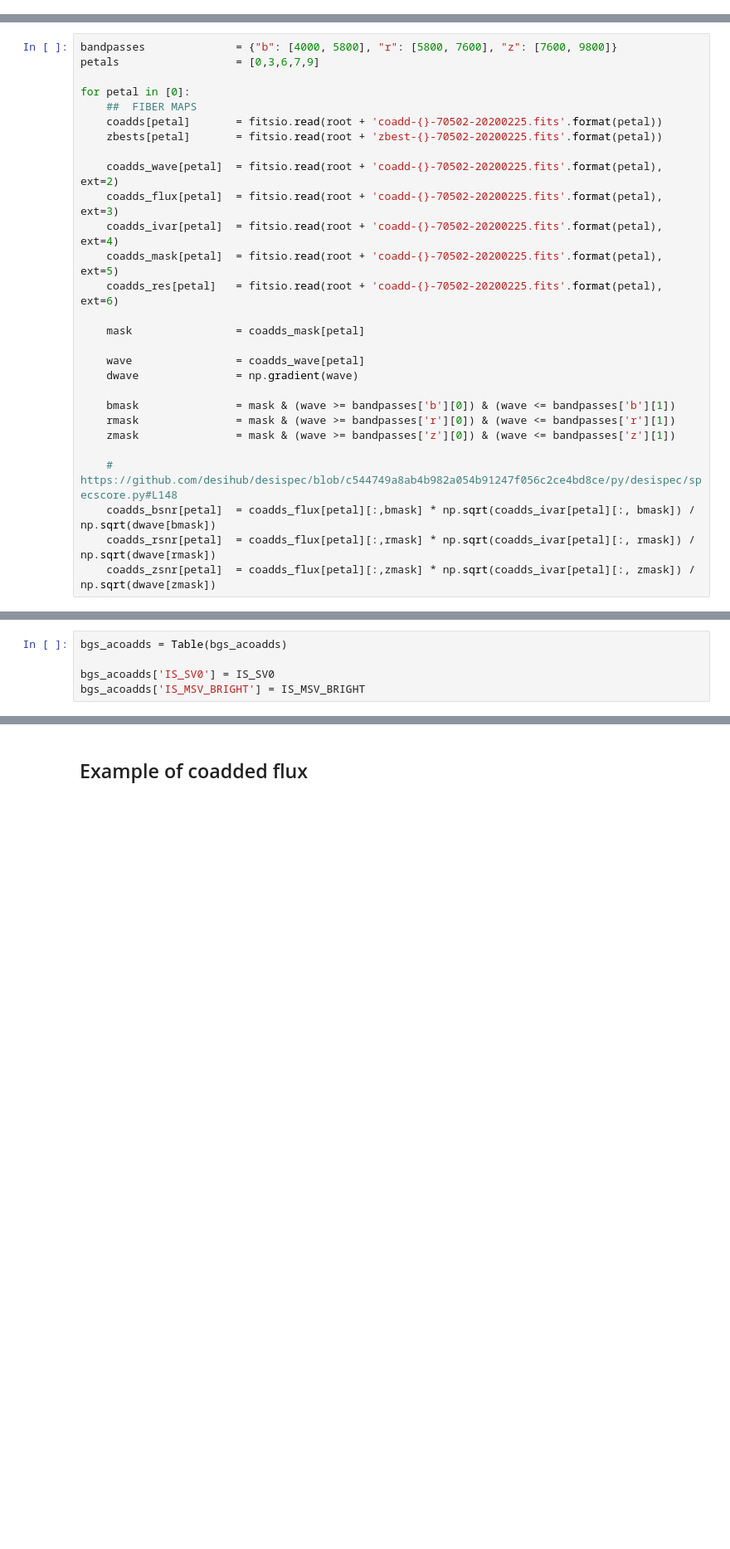
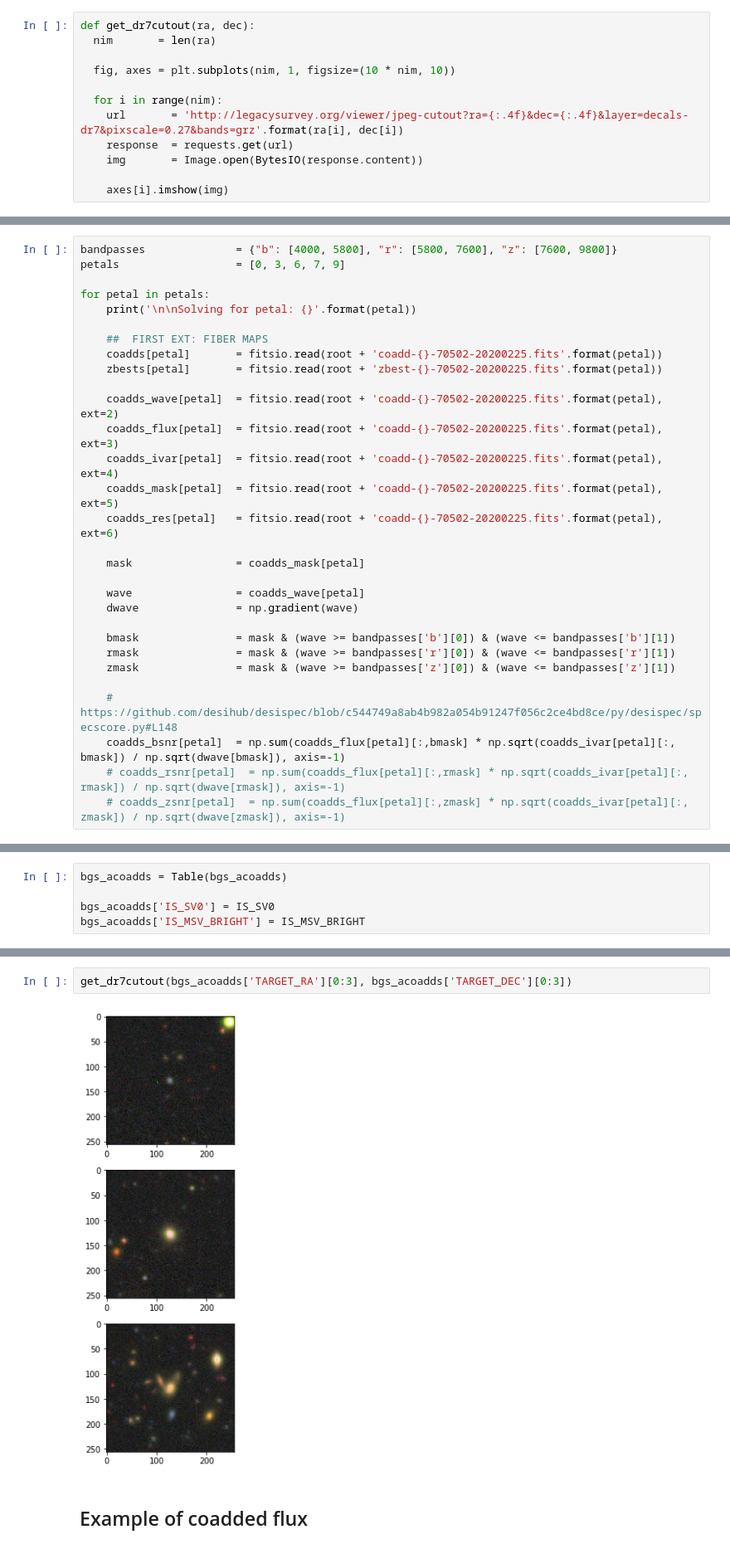
Before and after one commit to SgmAstro/MINISV, a Jupyter notebook: zs.ipynb, the cells around one changed output, grey strips where cells are left out. Shown at 83% size. Cells and saved outputs as stored; diff of their text form; blank space fills up the shorter version.

Commit message:
Added cutouts.

```diff
--- a/zs.ipynb
+++ b/zs.ipynb
@@ -21,3 +30,15 @@ plt.rcParams['figure.figsize'] = [10, 10]
+# %%
+def get_dr7cutout(ra, dec):
+  nim       = len(ra)
+
+  fig, axes = plt.subplots(nim, 1, figsize=(10 * nim, 10))
+
+  for i in range(nim):
+    url       = 'http://legacysurvey.org/viewer/jpeg-cutout?ra={:.4f}&dec={:.4f}&layer=decals-dr7&pixscale=0.27&bands=grz'.format(ra[i], dec[i])
+    response  = requests.get(url)
+    img       = Image.open(BytesIO(response.content))
+
+    axes[i].imshow(img)
 # %% [markdown]
 ##  Night log.
 http://desi-www.kpno.noao.edu:8090/nightsum/nightsum-2020-02-25/nightsum.html
@@ -224,10 +244,12 @@ coadds_zsnr = {}
 # DATASUM = '966772586'          / data unit checksum updated 2020-02-26T06:51:09
 # %%
 bandpasses              = {"b": [4000, 5800], "r": [5800, 7600], "z": [7600, 9800]}
-petals                  = [0,3,6,7,9]
+petals                  = [0, 3, 6, 7, 9]
 
-for petal in [0]:
-    ##  FIBER MAPS
+for petal in petals:
+    print('\n\nSolving for petal: {}'.format(petal))
+
+    ##  FIRST EXT: FIBER MAPS
     coadds[petal]       = fitsio.read(root + 'coadd-{}-70502-20200225.fits'.format(petal))
     zbests[petal]       = fitsio.read(root + 'zbest-{}-70502-20200225.fits'.format(petal))
 
@@ -247,6 +269,6 @@ for petal in [0]:
     zmask               = mask & (wave >= bandpasses['z'][0]) & (wave <= bandpasses['z'][1])
 
     # https://github.com/desihub/desispec/blob/c544749a8ab4b982a054b91247f056c2ce4bd8ce/py/desispec/specscore.py#L148
-    coadds_bsnr[petal]  = coadds_flux[petal][:,bmask] * np.sqrt(coadds_ivar[petal][:, bmask]) / np.sqrt(dwave[bmask])
-    coadds_rsnr[petal]  = coadds_flux[petal][:,rmask] * np.sqrt(coadds_ivar[petal][:, rmask]) / np.sqrt(dwave[rmask])
-    coadds_zsnr[petal]  = coadds_flux[petal][:,zmask] * np.sqrt(coadds_ivar[petal][:, zmask]) / np.sqrt(dwave[zmask])
+    coadds_bsnr[petal]  = np.sum(coadds_flux[petal][:,bmask] * np.sqrt(coadds_ivar[petal][:, bmask]) / np.sqrt(dwave[bmask]), axis=-1)
+    # coadds_rsnr[petal]  = np.sum(coadds_flux[petal][:,rmask] * np.sqrt(coadds_ivar[petal][:, rmask]) / np.sqrt(dwave[rmask]), axis=-1)
+    # coadds_zsnr[petal]  = np.sum(coadds_flux[petal][:,zmask] * np.sqrt(coadds_ivar[petal][:, zmask]) / np.sqrt(dwave[zmask]), axis=-1)
@@ -326,3 +374,7 @@ pl.legend(loc=2, frameon=False, fontsize=16)
+# %%
+get_dr7cutout(bgs_acoadds['TARGET_RA'][0:3], bgs_acoadds['TARGET_DEC'][0:3])
+# %% [output]
+[figure, added]
 # %% [markdown]
 ##  Example of coadded flux
 # %%
```
Also changed, not shown: parts of 16 cells of this notebook.
